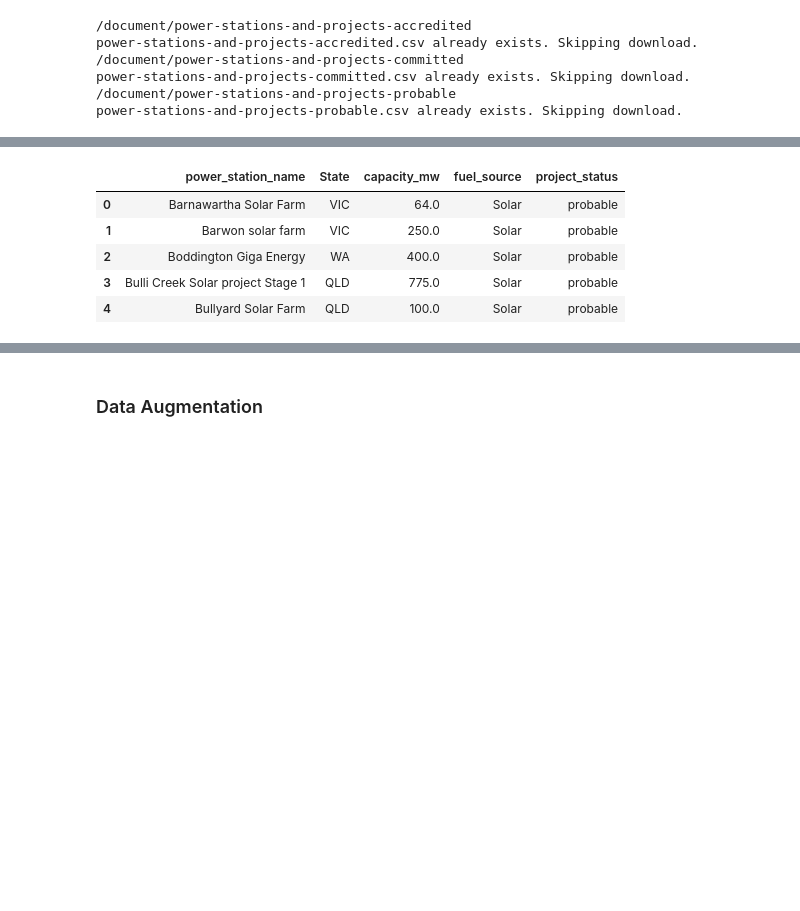
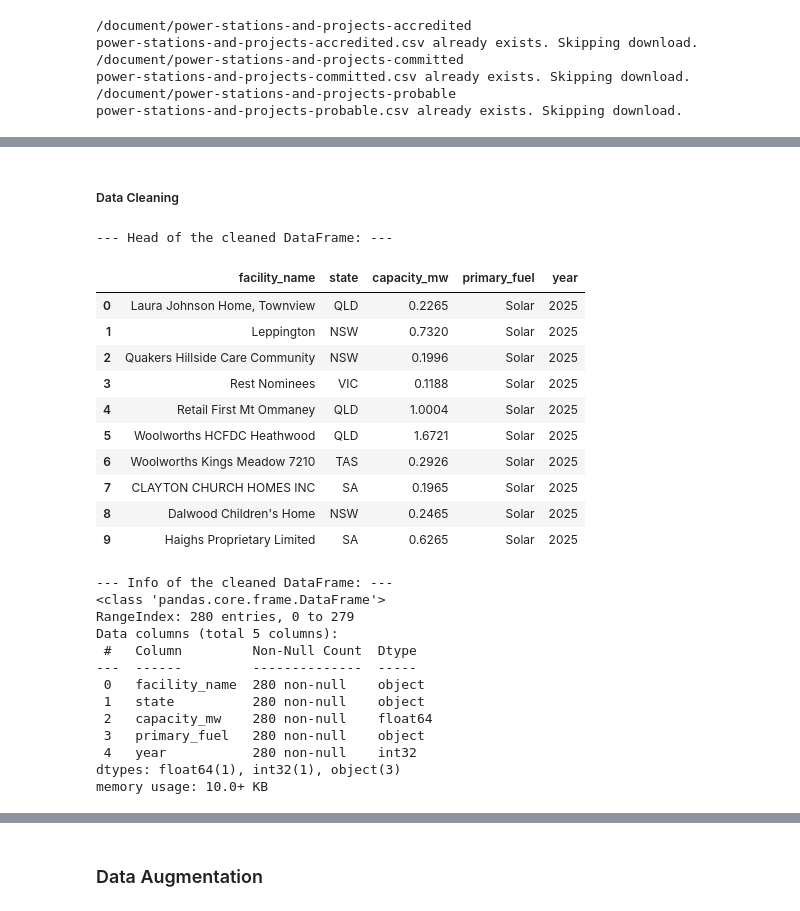
Before and after one commit to kerumixd/5339-Data-Engineering-Group-Porject, a Jupyter notebook: Assignment1.ipynb, the cells around one changed output, grey strips where cells are left out. Saved outputs shown, nothing was run; the diff lists cells and outputs as text; code cells hidden in the pictures; blank space fills up the shorter version.

```diff
--- a/Assignment1.ipynb
+++ b/Assignment1.ipynb
@@ -751,15 +681,62 @@ conn.sql("select * from committed_power_stations;").df().head(5)
-# %%
-probable_power_station_df.rename(columns={'Project Name': 'power_station_name',
-                                          'State': 'state',
-                                          'MW Capacity': 'capacity_mw',
-                                          'Fuel Source': 'fuel_source'}, inplace=True)
-conn.sql("drop table if exists probable_power_stations")
-conn.sql("create table if not exists probable_power_stations as select *, 'probable' as project_status from probable_power_station_df;")
-conn.sql("select * from probable_power_stations;").df().head(5)
-# %% [output]
-|  | power_station_name | State | capacity_mw | fuel_source | project_status |
-| 0 | Barnawartha Solar Farm | VIC | 64.0 | Solar | probable |
-| 1 | Barwon solar farm | VIC | 250.0 | Solar | probable |
-| 2 | Boddington Giga Energy | WA | 400.0 | Solar | probable |
-| 3 | Bulli Creek Solar project Stage 1 | QLD | 775.0 | Solar | probable |
-| 4 | Bullyard Solar Farm | QLD | 100.0 | Solar | probable |
+# %% [markdown]
+
+##### Data Cleaning
+# %%
+# accredited_power_station_df
+accredited_power_station_df = pd.read_csv("power-stations-and-projects-accredited.csv")
+# Dropping 'Accreditation code' and 'Accreditation start date' columns
+columns_to_drop = ['Accreditation code', 'Accreditation start date', 'Postcode']
+accredited_power_station_df.drop(columns=columns_to_drop, inplace=True)
+
+# Cleaning the 'Power station name' column to keep only the core name
+accredited_power_station_df['Power station name'] = accredited_power_station_df['Power station name'].str.split(r'\s*-\s*', n=1).str[0].str.strip()
+
+# Extracting the year from 'Approval date' and renaming it to 'year'
+
+# First, convert the 'Approval date' column to a proper datetime format
+accredited_power_station_df['Approval date'] = pd.to_datetime(accredited_power_station_df['Approval date'], format='%d/%m/%Y')
+# Second, extract the year and create a new 'year' column
+accredited_power_station_df['year'] = accredited_power_station_df['Approval date'].dt.year
+# Finally, drop the original 'Approval date' column
+accredited_power_station_df.drop(columns=['Approval date'], inplace=True)
+
+# Standardize Column Names (to match Source 1)
+accredited_power_station_df.rename(columns={
+    'Power station name': 'facility_name',
+    'State': 'state',
+    'Installed capacity (MW)': 'capacity_mw',
+    'Fuel Source (s)': 'primary_fuel'
+}, inplace=True)
+# %%
+# Verification
+print("--- Head of the cleaned DataFrame: ---")
+display(accredited_power_station_df.head(10))
+
+print("\n--- Info of the cleaned DataFrame: ---")
+accredited_power_station_df.info()
+# %% [output]
+--- Head of the cleaned DataFrame: ---
+|  | facility_name | state | capacity_mw | primary_fuel | year |
+| 0 | Laura Johnson Home, Townview | QLD | 0.2265 | Solar | 2025 |
+| 1 | Leppington | NSW | 0.7320 | Solar | 2025 |
+| 2 | Quakers Hillside Care Community | NSW | 0.1996 | Solar | 2025 |
+| 3 | Rest Nominees | VIC | 0.1188 | Solar | 2025 |
+| 4 | Retail First Mt Ommaney | QLD | 1.0004 | Solar | 2025 |
+| 5 | Woolworths HCFDC Heathwood | QLD | 1.6721 | Solar | 2025 |
+| 6 | Woolworths Kings Meadow 7210 | TAS | 0.2926 | Solar | 2025 |
+| 7 | CLAYTON CHURCH HOMES INC | SA | 0.1965 | Solar | 2025 |
+| 8 | Dalwood Children's Home | NSW | 0.2465 | Solar | 2025 |
+| 9 | Haighs Proprietary Limited | SA | 0.6265 | Solar | 2025 |
+--- Info of the cleaned DataFrame: ---
+<class 'pandas.core.frame.DataFrame'>
+RangeIndex: 280 entries, 0 to 279
+Data columns (total 5 columns):
+ #   Column         Non-Null Count  Dtype
+---  ------         --------------  -----
+ 0   facility_name  280 non-null    object
+ 1   state          280 non-null    object
+ 2   capacity_mw    280 non-null    float64
+ 3   primary_fuel   280 non-null    object
+ 4   year           280 non-null    int32
+dtypes: float64(1), int32(1), object(3)
+memory usage: 10.0+ KB
```
Also changed, not shown: parts of 14 cells of this notebook.
